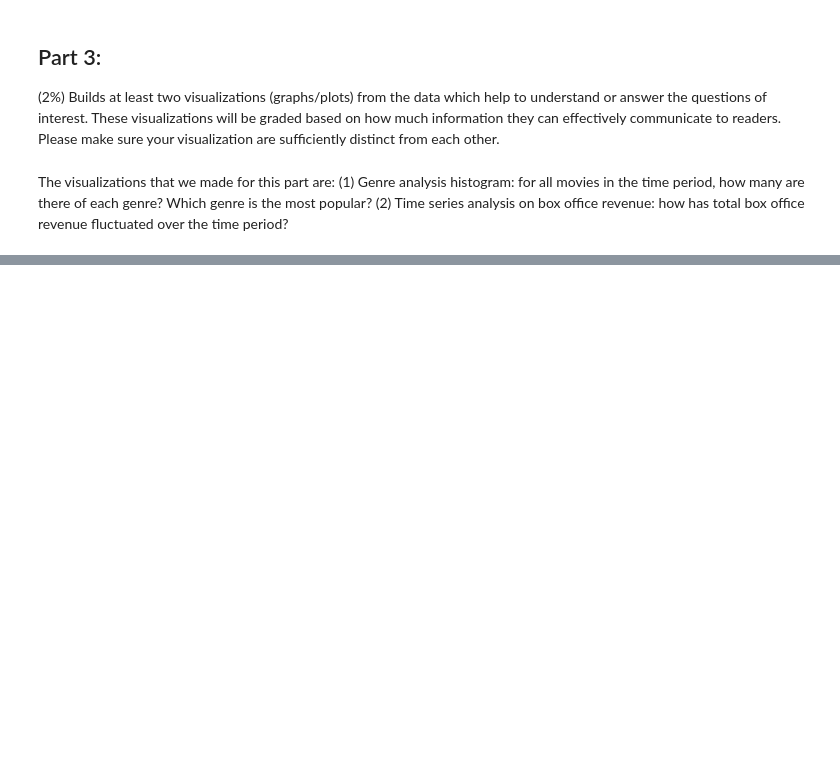
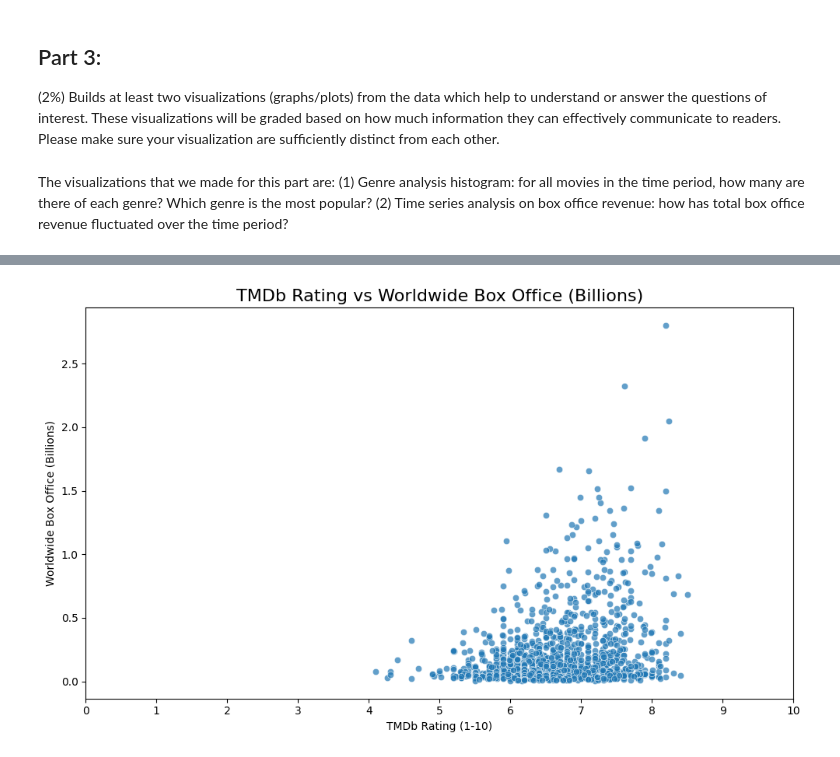
Before and after one commit to mtran-1230/DS3000, a Jupyter notebook: DS3000Phase2 (2).ipynb, the cells around one changed output, grey strips where cells are left out. Drawn from its saved outputs; the diff is of its cells as text; code cells hidden in the pictures; blank space fills up the shorter version.

```diff
--- a/DS3000Phase2 (2).ipynb
+++ b/DS3000Phase2 (2).ipynb
@@ -245,3 +390,7 @@ def clean_box_office(df):
 
 #dataframe = dataframe.drop(["Type", "Poster", "DVD", "totalSeasons", "Error", "Response", "Website", "Rank", "Production", "Ratings", "imdbRating", "imdbVotes"], axis=1)
 #cleaned_df = clean_box_office(dataframe)
+# %%
+cleaned_df = clean_box_office(final_df)
+cleaned_df[["Worldwide", "Domestic", "Foreign",
+            "Worldwide_millions", "Domestic_millions", "Foreign_millions"]].head()
@@ -289,0 +433,25 @@ KeyError: 'insert ratings'
+# %%
+# takes cleaned dataframe and converts worldwide to billions
+cleaned_df["Worldwide_Billions"] = cleaned_df["Worldwide"] / 1e9
+# takes cleaned dataframe and converts ratings to numeric
+cleaned_df["Rating"] = pd.to_numeric(cleaned_df["Rating"], errors="coerce")
+
+# uses data from cleaned final dataframe
+plt.figure(figsize=(10, 6))
+sns.scatterplot(
+    data=cleaned_df,
+    x="Rating",             # numeric rating
+    y="Worldwide_Billions", # worldwide in billions
+    alpha=0.7
+)
+
+# building plot
+plt.title("TMDb Rating vs Worldwide Box Office (Billions)", fontsize=16)
+plt.xlabel("TMDb Rating (1-10)")
+plt.ylabel("Worldwide Box Office (Billions)")
+plt.xlim(0, 10)
+plt.xticks(range(0, 11))
+plt.tight_layout()
+plt.show()
+# %% [output]
+[figure, added]
```
Also changed, not shown: parts of 8 cells of this notebook, 1 other file.
